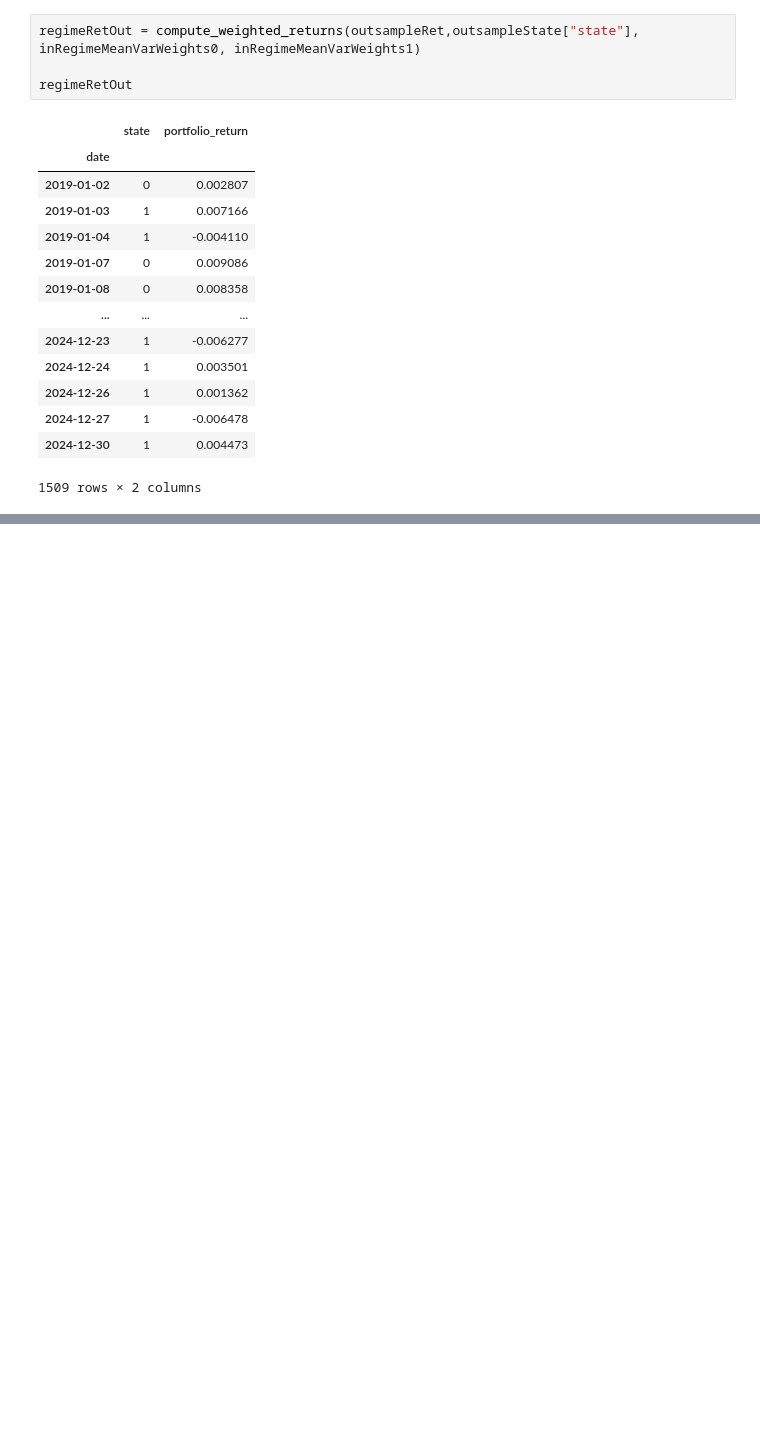
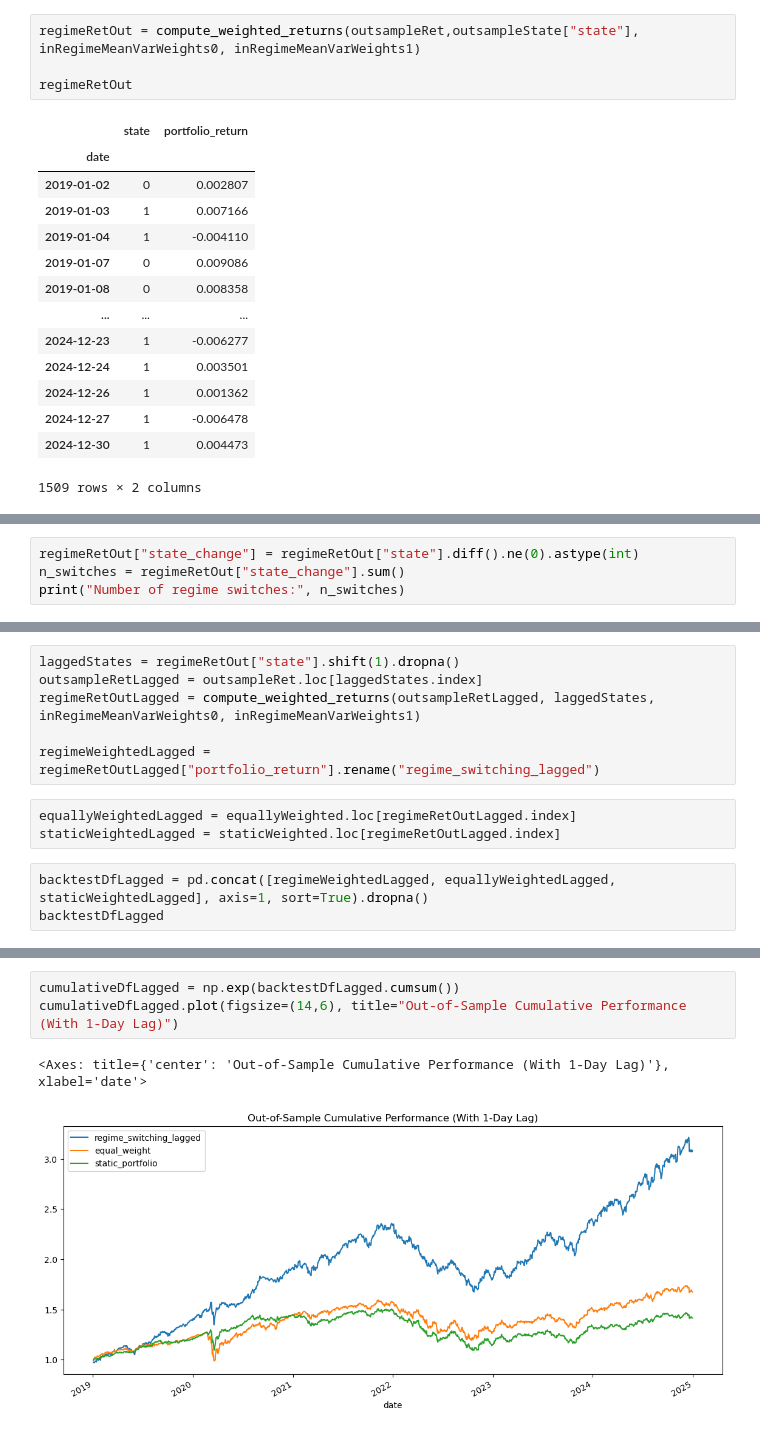
Before and after one commit to LTam2024/hmmRegimeDetect, a Jupyter notebook: regimeDetect.ipynb, the cells around one changed output, grey strips where cells are left out. Saved outputs shown, nothing was run; the diff lists cells and outputs as text; blank space fills up the shorter version.

```diff
--- a/regimeDetect.ipynb
+++ b/regimeDetect.ipynb
@@ -504,0 +559,4 @@ regimeRetOut
+# %%
+regimeRetOut["state_change"] = regimeRetOut["state"].diff().ne(0).astype(int)
+n_switches = regimeRetOut["state_change"].sum()
+print("Number of regime switches:", n_switches)
@@ -504,0 +567,12 @@ regimeRetOut
+# %%
+laggedStates = regimeRetOut["state"].shift(1).dropna()
+outsampleRetLagged = outsampleRet.loc[laggedStates.index]
+regimeRetOutLagged = compute_weighted_returns(outsampleRetLagged, laggedStates, inRegimeMeanVarWeights0, inRegimeMeanVarWeights1)
+
+regimeWeightedLagged = regimeRetOutLagged["portfolio_return"].rename("regime_switching_lagged")
+# %%
+equallyWeightedLagged = equallyWeighted.loc[regimeRetOutLagged.index]
+staticWeightedLagged = staticWeighted.loc[regimeRetOutLagged.index]
+# %%
+backtestDfLagged = pd.concat([regimeWeightedLagged, equallyWeightedLagged, staticWeightedLagged], axis=1, sort=True).dropna()
+backtestDfLagged
@@ -504,0 +594,6 @@ regimeRetOut
+# %%
+cumulativeDfLagged = np.exp(backtestDfLagged.cumsum())
+cumulativeDfLagged.plot(figsize=(14,6), title="Out-of-Sample Cumulative Performance (With 1-Day Lag)")
+# %% [output]
+<Axes: title={'center': 'Out-of-Sample Cumulative Performance (With 1-Day Lag)'}, xlabel='date'>
+[figure, added]
```
Also changed, not shown: parts of 12 cells of this notebook, 3 other files.
